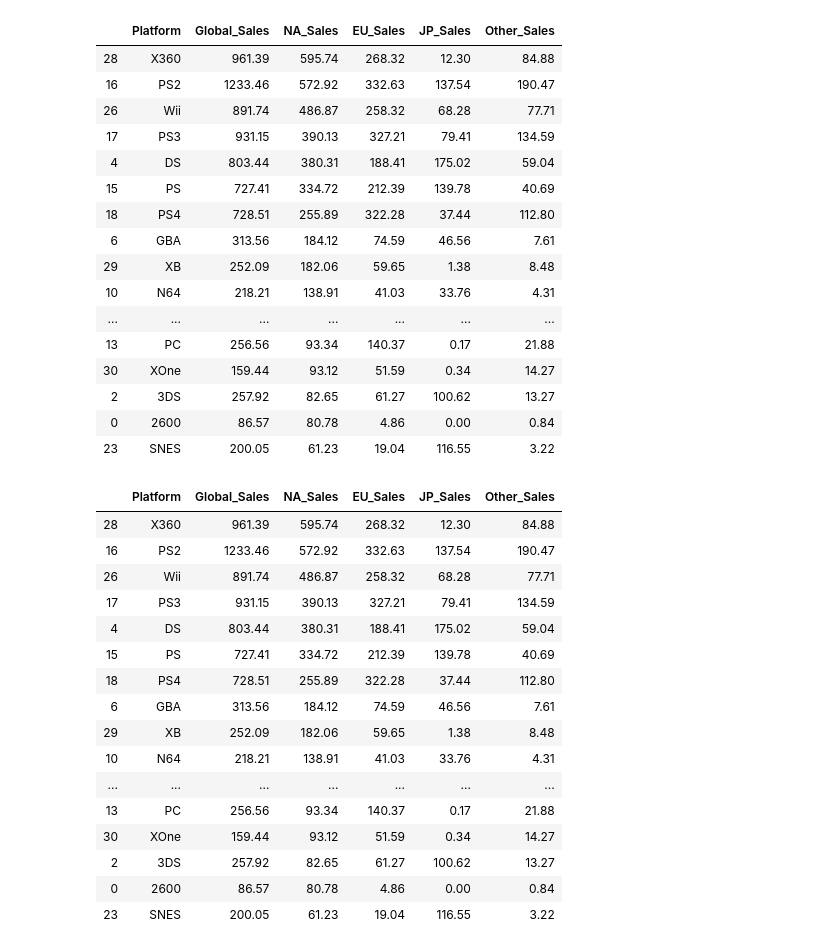
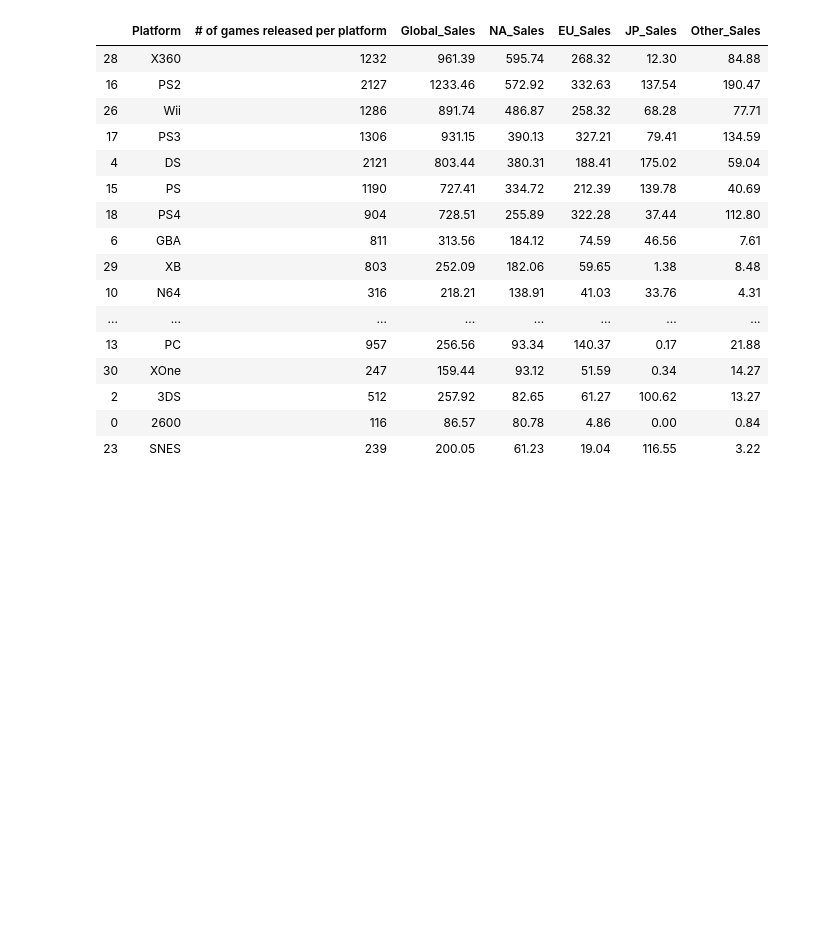
Before and after one commit to tylerspck/Video_Game_Sale_Analysis, a Jupyter notebook: Untitled.ipynb, the cells around one changed output. Cells and saved outputs as stored; diff of their text form; code cells hidden in the pictures; blank space fills up the shorter version.

```diff
--- a/Untitled.ipynb
+++ b/Untitled.ipynb
@@ -232,48 +174,35 @@ mergeddata.sort_values(by="NA_Sales", ascending = False).head(40)
 # %%
 byPlatform = mergeddata.groupby('Platform')['Global_Sales'].sum()
 byPlatform_df=pd.DataFrame(byPlatform)
 byPlatform_df = byPlatform_df.reset_index()
+numbofgames = mergeddata.groupby('Platform')['Name'].count()
+byPlatform_df = pd.merge(byPlatform_df, numbofgames, on = "Platform")
+byPlatform_df = byPlatform_df.rename(columns = {'Name':'# of games released per platform'})
 NAPlatform = mergeddata.groupby('Platform')['NA_Sales'].sum()
 JPPlatform = mergeddata.groupby('Platform')['JP_Sales'].sum()
 EUPlatform = mergeddata.groupby('Platform')['EU_Sales'].sum()
 OtherPlatform = mergeddata.groupby('Platform')['Other_Sales'].sum()
 byPlatform_df = pd.merge(byPlatform_df, NAPlatform, on = "Platform")
 byPlatform_df = pd.merge(byPlatform_df, EUPlatform, on = "Platform")
 byPlatform_df = pd.merge(byPlatform_df, JPPlatform, on = "Platform")
 byPlatform_df = pd.merge(byPlatform_df, OtherPlatform, on = "Platform")
+byPlatform_df = byPlatform_df[["Platform","# of games released per platform","Global_Sales","NA_Sales","EU_Sales","JP_Sales","Other_Sales"]]
 byPlatform_df.sort_values(by='NA_Sales', ascending = False).head(20)
 # %% [output]
-|  | Platform | Global_Sales | NA_Sales | EU_Sales | JP_Sales | Other_Sales |
-| 28 | X360 | 961.39 | 595.74 | 268.32 | 12.30 | 84.88 |
-| 16 | PS2 | 1233.46 | 572.92 | 332.63 | 137.54 | 190.47 |
-| 26 | Wii | 891.74 | 486.87 | 258.32 | 68.28 | 77.71 |
-| 17 | PS3 | 931.15 | 390.13 | 327.21 | 79.41 | 134.59 |
-| 4 | DS | 803.44 | 380.31 | 188.41 | 175.02 | 59.04 |
-| 15 | PS | 727.41 | 334.72 | 212.39 | 139.78 | 40.69 |
-| 18 | PS4 | 728.51 | 255.89 | 322.28 | 37.44 | 112.80 |
-| 6 | GBA | 313.56 | 184.12 | 74.59 | 46.56 | 7.61 |
-| 29 | XB | 252.09 | 182.06 | 59.65 | 1.38 | 8.48 |
-| 10 | N64 | 218.21 | 138.91 | 41.03 | 33.76 | 4.31 |
-| ... | ... | ... | ... | ... | ... | ... |
-| 13 | PC | 256.56 | 93.34 | 140.37 | 0.17 | 21.88 |
-| 30 | XOne | 159.44 | 93.12 | 51.59 | 0.34 | 14.27 |
-| 2 | 3DS | 257.92 | 82.65 | 61.27 | 100.62 | 13.27 |
-| 0 | 2600 | 86.57 | 80.78 | 4.86 | 0.00 | 0.84 |
-| 23 | SNES | 200.05 | 61.23 | 19.04 | 116.55 | 3.22 |
+|  | Platform | # of games released per platform | Global_Sales | NA_Sales | EU_Sales | JP_Sales | Other_Sales |
+| 28 | X360 | 1232 | 961.39 | 595.74 | 268.32 | 12.30 | 84.88 |
+| 16 | PS2 | 2127 | 1233.46 | 572.92 | 332.63 | 137.54 | 190.47 |
+| 26 | Wii | 1286 | 891.74 | 486.87 | 258.32 | 68.28 | 77.71 |
+| 17 | PS3 | 1306 | 931.15 | 390.13 | 327.21 | 79.41 | 134.59 |
+| 4 | DS | 2121 | 803.44 | 380.31 | 188.41 | 175.02 | 59.04 |
+| 15 | PS | 1190 | 727.41 | 334.72 | 212.39 | 139.78 | 40.69 |
+| 18 | PS4 | 904 | 728.51 | 255.89 | 322.28 | 37.44 | 112.80 |
+| 6 | GBA | 811 | 313.56 | 184.12 | 74.59 | 46.56 | 7.61 |
+| 29 | XB | 803 | 252.09 | 182.06 | 59.65 | 1.38 | 8.48 |
+| 10 | N64 | 316 | 218.21 | 138.91 | 41.03 | 33.76 | 4.31 |
+| ... | ... | ... | ... | ... | ... | ... | ... |
+| 13 | PC | 957 | 256.56 | 93.34 | 140.37 | 0.17 | 21.88 |
+| 30 | XOne | 247 | 159.44 | 93.12 | 51.59 | 0.34 | 14.27 |
+| 2 | 3DS | 512 | 257.92 | 82.65 | 61.27 | 100.62 | 13.27 |
+| 0 | 2600 | 116 | 86.57 | 80.78 | 4.86 | 0.00 | 0.84 |
+| 23 | SNES | 239 | 200.05 | 61.23 | 19.04 | 116.55 | 3.22 |
-|  | Platform | Global_Sales | NA_Sales | EU_Sales | JP_Sales | Other_Sales |
-| 28 | X360 | 961.39 | 595.74 | 268.32 | 12.30 | 84.88 |
-| 16 | PS2 | 1233.46 | 572.92 | 332.63 | 137.54 | 190.47 |
-| 26 | Wii | 891.74 | 486.87 | 258.32 | 68.28 | 77.71 |
-| 17 | PS3 | 931.15 | 390.13 | 327.21 | 79.41 | 134.59 |
-| 4 | DS | 803.44 | 380.31 | 188.41 | 175.02 | 59.04 |
-| 15 | PS | 727.41 | 334.72 | 212.39 | 139.78 | 40.69 |
-| 18 | PS4 | 728.51 | 255.89 | 322.28 | 37.44 | 112.80 |
-| 6 | GBA | 313.56 | 184.12 | 74.59 | 46.56 | 7.61 |
-| 29 | XB | 252.09 | 182.06 | 59.65 | 1.38 | 8.48 |
-| 10 | N64 | 218.21 | 138.91 | 41.03 | 33.76 | 4.31 |
-| ... | ... | ... | ... | ... | ... | ... |
-| 13 | PC | 256.56 | 93.34 | 140.37 | 0.17 | 21.88 |
-| 30 | XOne | 159.44 | 93.12 | 51.59 | 0.34 | 14.27 |
-| 2 | 3DS | 257.92 | 82.65 | 61.27 | 100.62 | 13.27 |
-| 0 | 2600 | 86.57 | 80.78 | 4.86 | 0.00 | 0.84 |
-| 23 | SNES | 200.05 | 61.23 | 19.04 | 116.55 | 3.22 |
```
Also changed, not shown: parts of 10 cells of this notebook.
